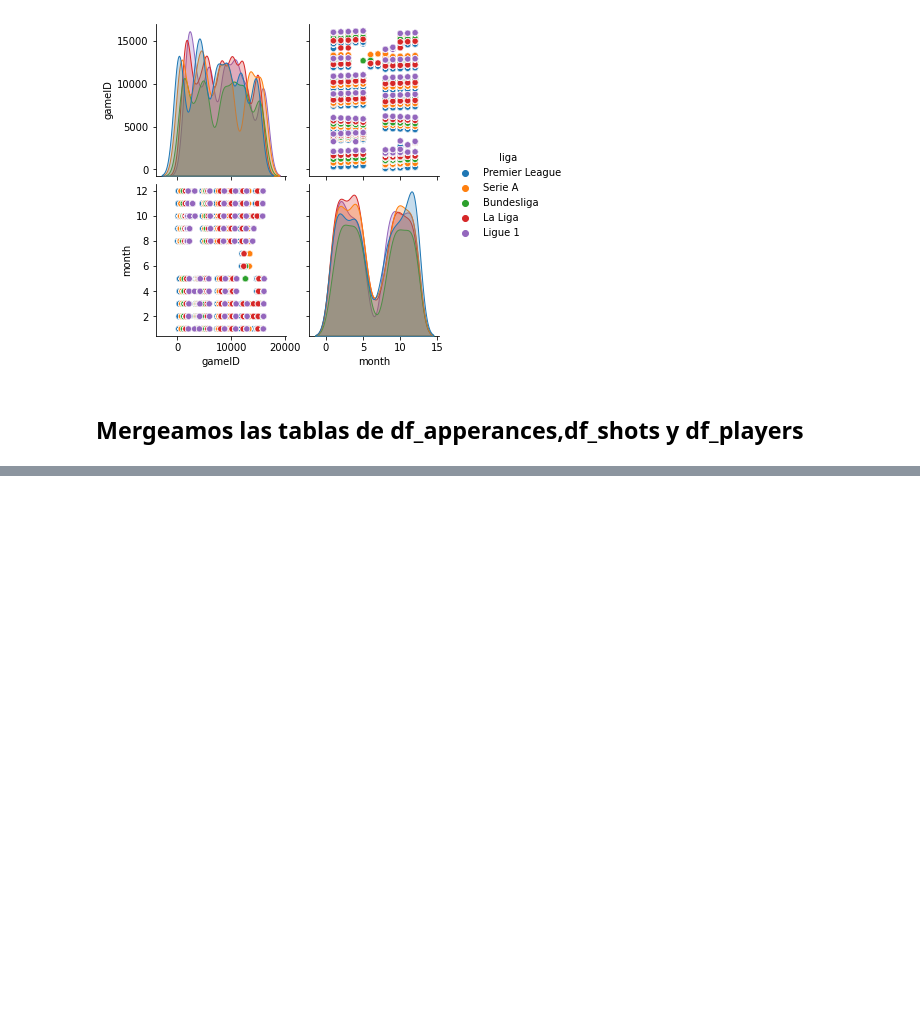
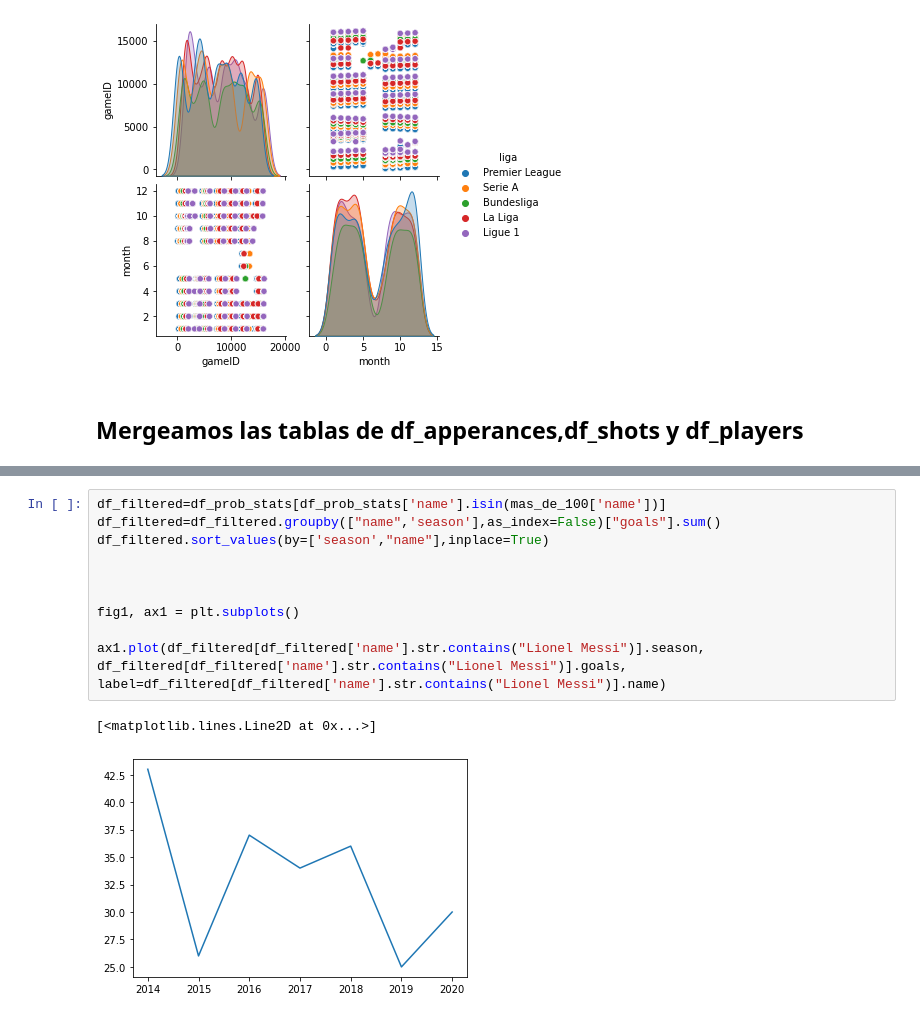
Before and after one commit to mcannoni/soccer_database, a Jupyter notebook: ProyectoDS_ParteI_+Cannoni+Poses.ipynb, the cells around one changed output, grey strips where cells are left out. Cells and saved outputs as stored; diff of their text form; blank space fills up the shorter version.

```diff
--- a/ProyectoDS_ParteI_+Cannoni+Poses.ipynb
+++ b/ProyectoDS_ParteI_+Cannoni+Poses.ipynb
@@ -340,0 +227,13 @@ df_filtered=df_filtered.groupby(["name",'season'],as_index=False)["goals"].sum()
+# %%
+df_filtered=df_prob_stats[df_prob_stats['name'].isin(mas_de_100['name'])]
+df_filtered=df_filtered.groupby(["name",'season'],as_index=False)["goals"].sum()
+df_filtered.sort_values(by=['season',"name"],inplace=True)
+
+
+
+fig1, ax1 = plt.subplots()
+
+ax1.plot(df_filtered[df_filtered['name'].str.contains("Lionel Messi")].season,   df_filtered[df_filtered['name'].str.contains("Lionel Messi")].goals, label=df_filtered[df_filtered['name'].str.contains("Lionel Messi")].name)
+# %% [output]
+[<matplotlib.lines.Line2D at 0x...>]
+[figure, added]
```
Also changed, not shown: parts of 24 cells of this notebook.
